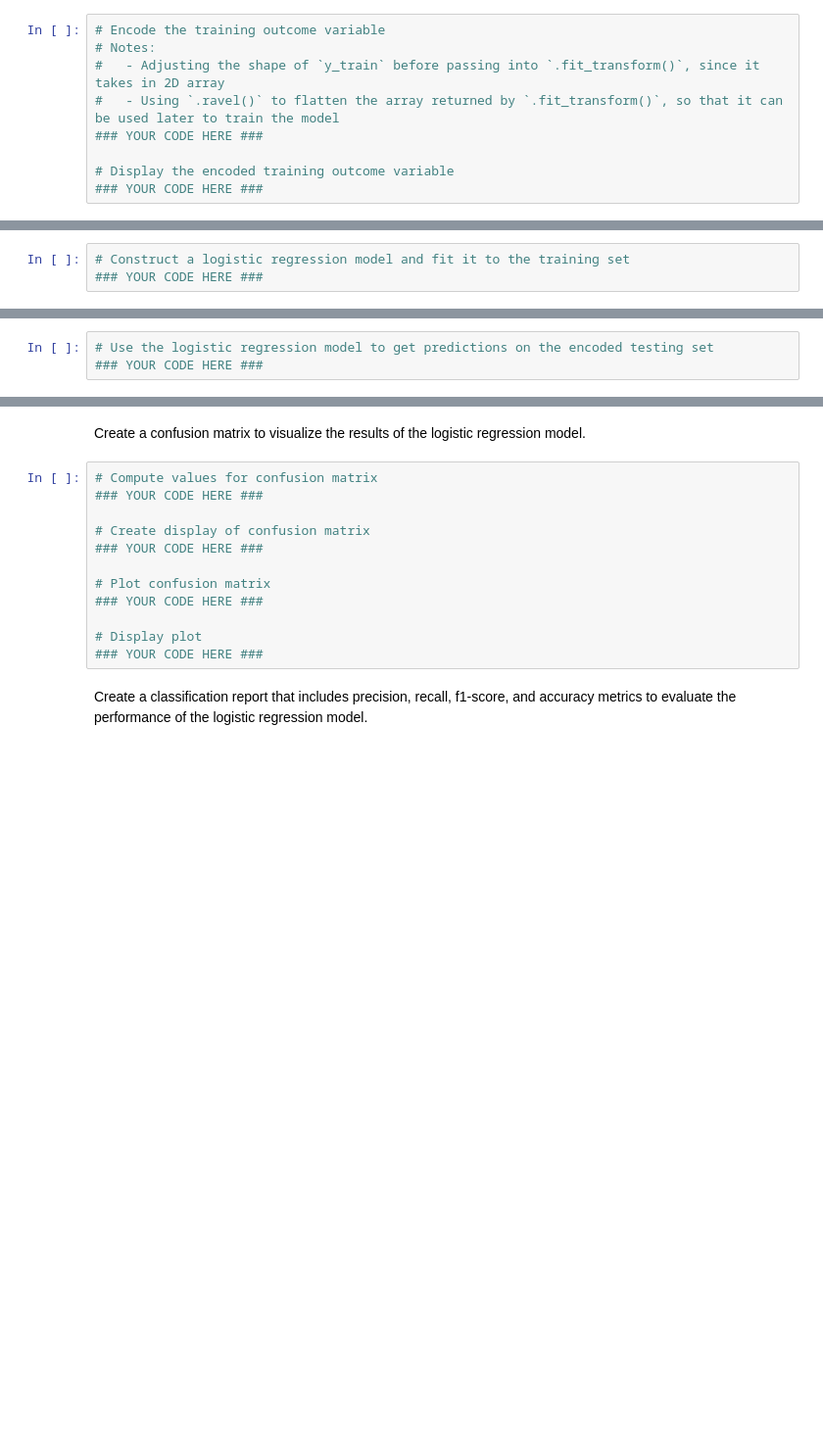
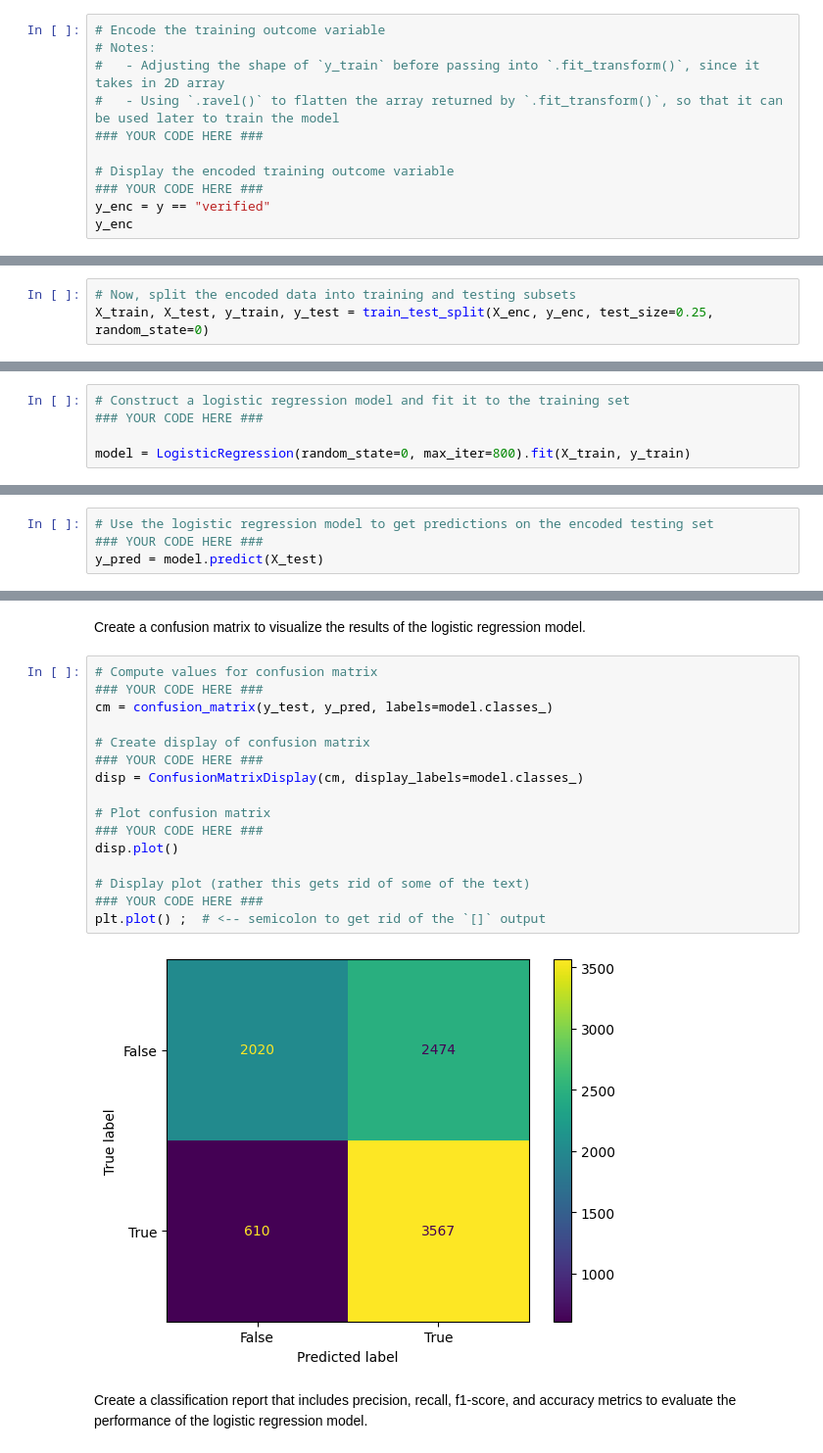
Before and after one commit to SubtlePeon/gada, a Jupyter notebook: Activity_Course 5 TikTok project lab.ipynb, the cells around one changed output, grey strips where cells are left out. Shown at 98% size. Drawn from its saved outputs; the diff is of its cells as text; blank space fills up the shorter version.

```diff
--- a/Activity_Course 5 TikTok project lab.ipynb
+++ b/Activity_Course 5 TikTok project lab.ipynb
@@ -456,3 +468,5 @@ Encode categorical values of the outcome variable the training set using an appr
 
 # Display the encoded training outcome variable
 ### YOUR CODE HERE ###
+y_enc = y == "verified"
+y_enc
@@ -459,3 +486,6 @@ Encode categorical values of the outcome variable the training set using an appr
+# %%
+# Now, split the encoded data into training and testing subsets
+X_train, X_test, y_train, y_test = train_test_split(X_enc, y_enc, test_size=0.25, random_state=0)
 # %% [markdown]
 ### **Task 3d. Model building**
 # %% [markdown]
@@ -463,4 +493,6 @@ Construct a model and fit it to the training set.
 # %%
 # Construct a logistic regression model and fit it to the training set
 ### YOUR CODE HERE ###
+
+model = LogisticRegression(random_state=0, max_iter=800).fit(X_train, y_train)
 # %% [markdown]
@@ -513,6 +521,7 @@ Test the logistic regression model. Use the model to make predictions on the enc
 # %%
 # Use the logistic regression model to get predictions on the encoded testing set
 ### YOUR CODE HERE ###
+y_pred = model.predict(X_test)
 # %% [markdown]
 Display the predictions on the encoded testing set.
 # %%
@@ -546,15 +568,21 @@ Create a confusion matrix to visualize the results of the logistic regression mo
 # %%
 # Compute values for confusion matrix
 ### YOUR CODE HERE ###
+cm = confusion_matrix(y_test, y_pred, labels=model.classes_)
 
 # Create display of confusion matrix
 ### YOUR CODE HERE ###
+disp = ConfusionMatrixDisplay(cm, display_labels=model.classes_)
 
 # Plot confusion matrix
 ### YOUR CODE HERE ###
+disp.plot()
 
-# Display plot
+# Display plot (rather this gets rid of some of the text)
 ### YOUR CODE HERE ###
+plt.plot() ;  # <-- semicolon to get rid of the `[]` output
+# %% [output]
+[figure, added]
 # %% [markdown]
 Create a classification report that includes precision, recall, f1-score, and accuracy metrics to evaluate the performance of the logistic regression model.
 # %%
```
Also changed, not shown: parts of 44 cells of this notebook, 1 other file.
